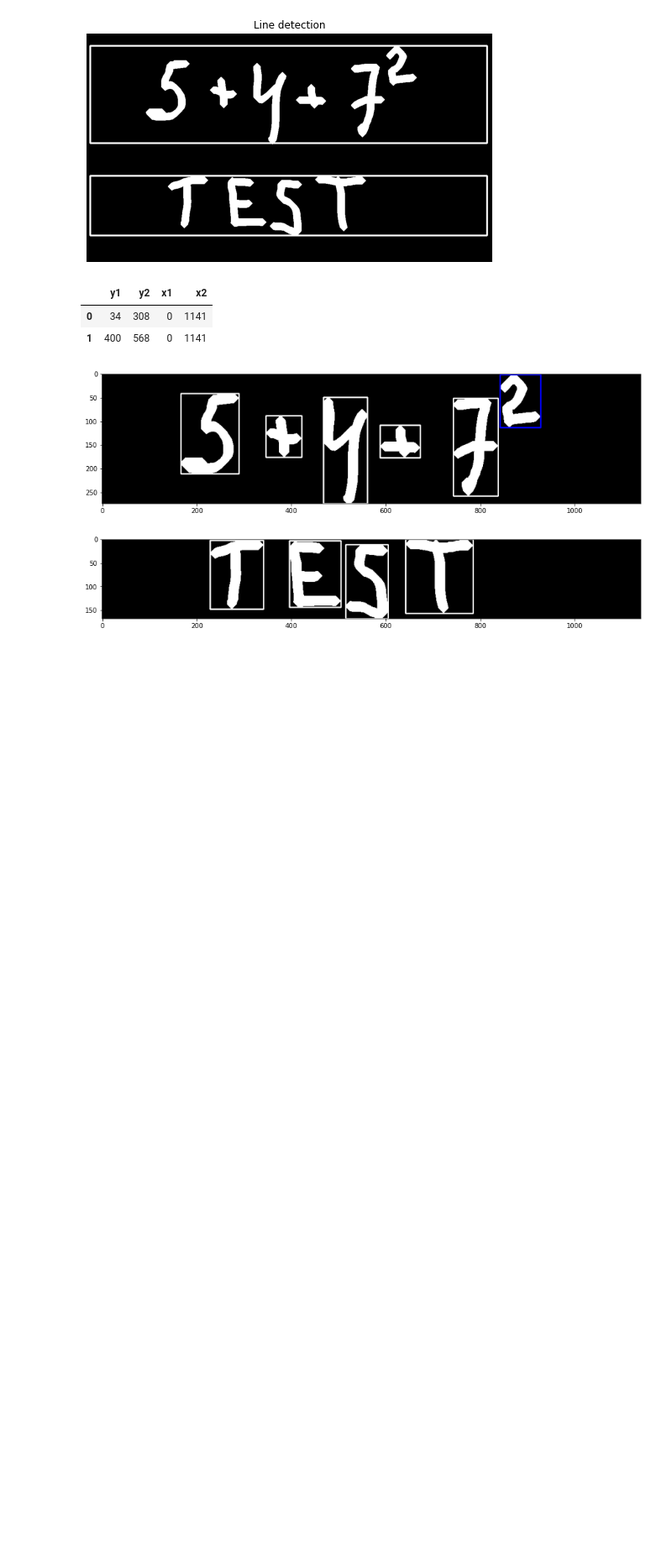
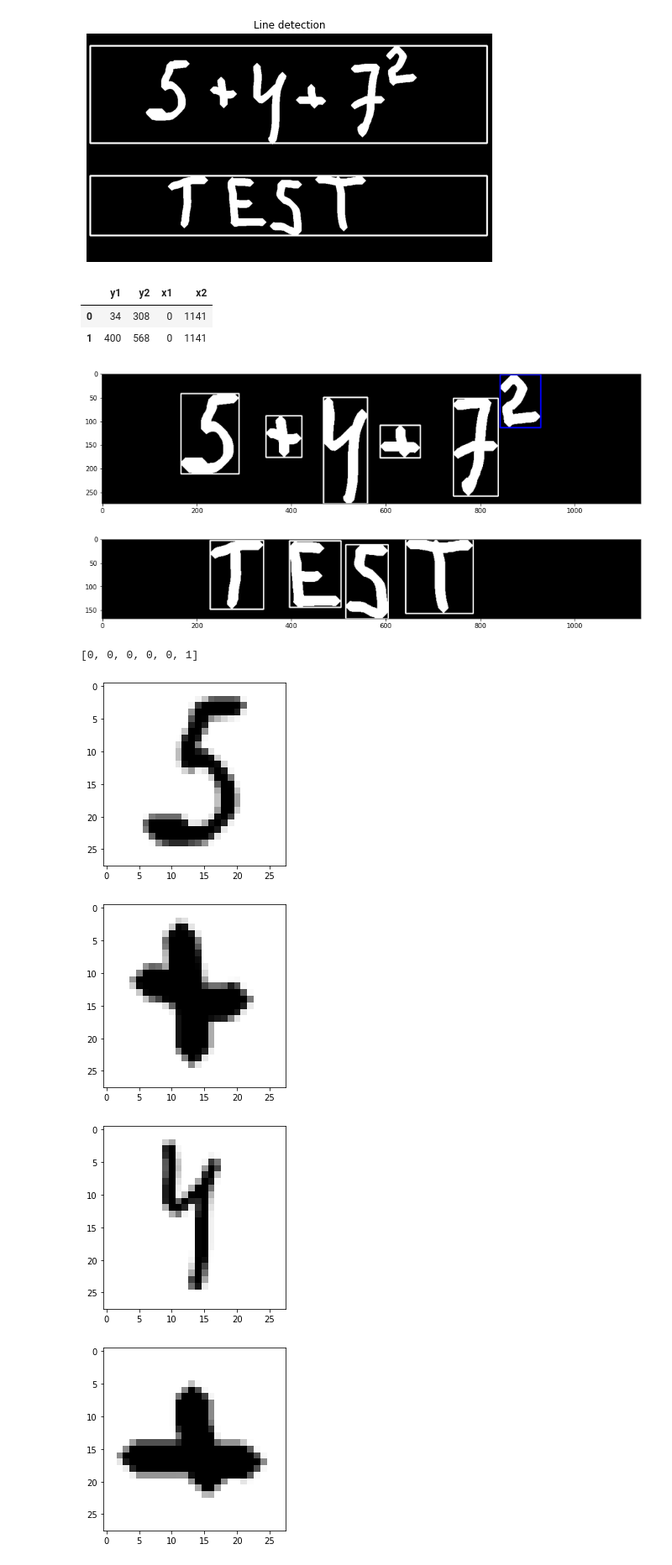
Before and after one commit to rukubrakov/CV_project, a Jupyter notebook: Tests.ipynb, the cells around one changed output. Shown at 84% size. Cells and saved outputs as stored; diff of their text form; code cells hidden in the pictures; blank space fills up the shorter version.

Commit message:
return to function detctor added

```diff
--- a/Tests.ipynb
+++ b/Tests.ipynb
@@ -134,31 +134,50 @@ def text_segment(Y1,Y2,X1,X2, img_clean, show = True):
     contours_sorted,bounding_boxes = cont_sort(cnts,method="l_r")
     char_locs = []
     img = cv2.cvtColor(img, cv2.COLOR_GRAY2BGR)
-
-    i = 0
     char_type =[]
+    images = []
     for i in range(len(contours_sorted)):
         x,y,w,h = bounding_boxes[i]
         exp = 0
         char_locs.append([x-2,y+Y1-2,x+w+1,y+h+Y1+1,w*h])
         cv2.rectangle(img,(x,y),(x+w,y+h),(255,255,255),2)
-
+        m = max(w, h)
+        scale = 23 / m
+        new_h = int(h* scale)
+        new_w = int(w* scale)
+        offset = (int((28 - new_h) / 2), int((28 - new_w) / 2))
+        out = np.zeros((28, 28))
+        cell = cv2.resize(img_clean[Y1:Y2,X1:X2][max(y-2,0):y+h+1,x-1:x+w+1], (new_w, new_h), interpolation=cv2.INTER_AREA)
+        out[offset[0]:offset[0] + cell.shape[0], offset[1]:offset[1] + cell.shape[1]] = cell
         if i!=0:
             if y+h < (L_H*(1/2)) and y < bounding_boxes[i-1][1] and h < bounding_boxes[i-1][3]:
                 exp = 1
                 cv2.rectangle(img,(x,y),(x+w,y+h),(255,0,0),2)
         char_type.append(exp)
-
+        images.append(out)
     if(show == True):
         plt.figure(figsize=(15,8))
 
         plt.axis("on")
         plt.imshow(cv2.cvtColor(img, cv2.COLOR_BGR2RGB))
         plt.show()
-    #return [box_num,line_name,df_char]
+    return char_type, images
 # %%
 list_chars = list(df_lines.apply(lambda row: text_segment(row['y1'],row['y2'],row['x1'],row['x2'],
                                                           cleaned_orig,show=True), axis=1))
 # %% [output]
 [figure]
 [figure]
+# %%
+list_chars[0][0]
+# %% [output]
+[0, 0, 0, 0, 0, 1]
+# %%
+for i in list_chars[0][1]:
+    plt.imshow(i,cmap='Greys')
+    plt.show()
+# %% [output]
+[figure, added]
+[figure, added]
+[figure, added]
+[figure, added]
```
Also changed, not shown: parts of 1 cell of this notebook.
